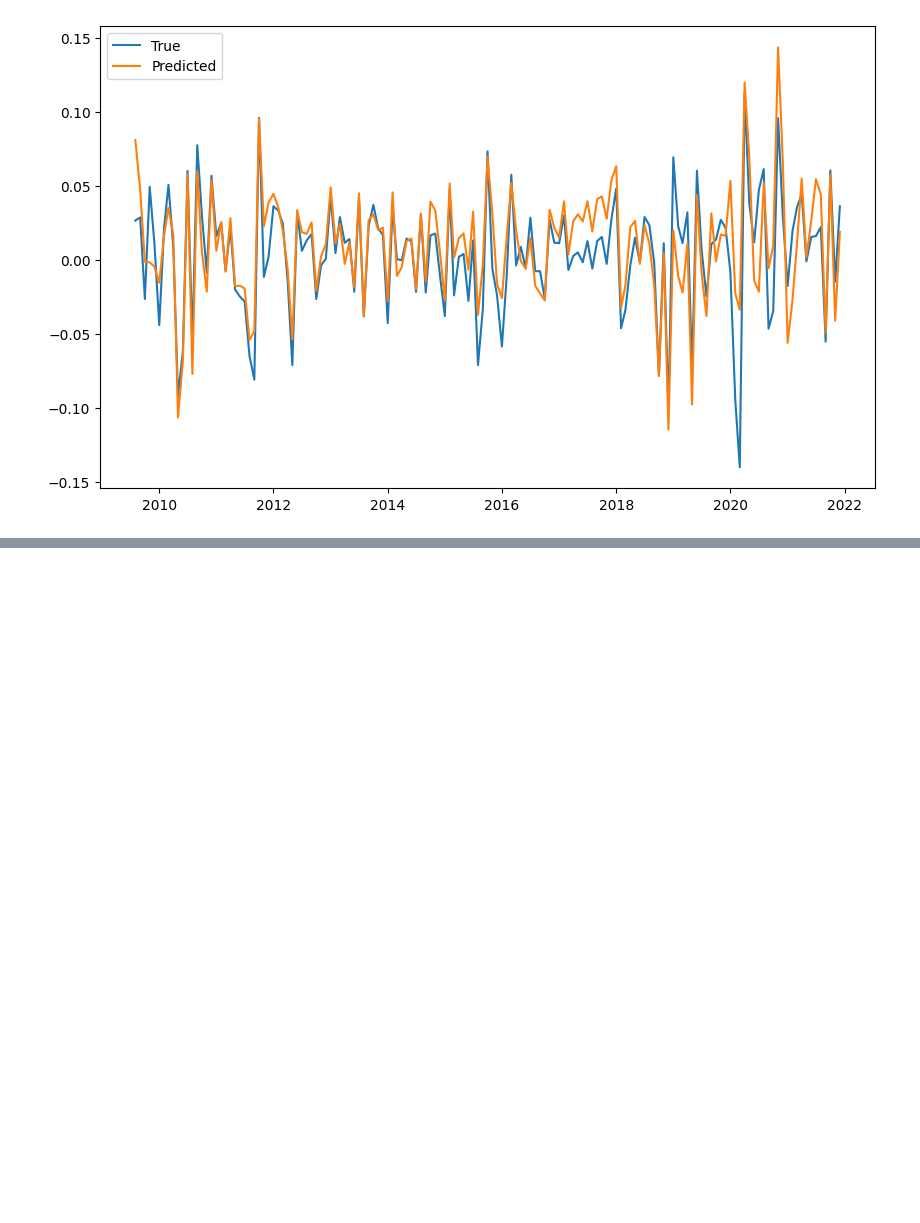
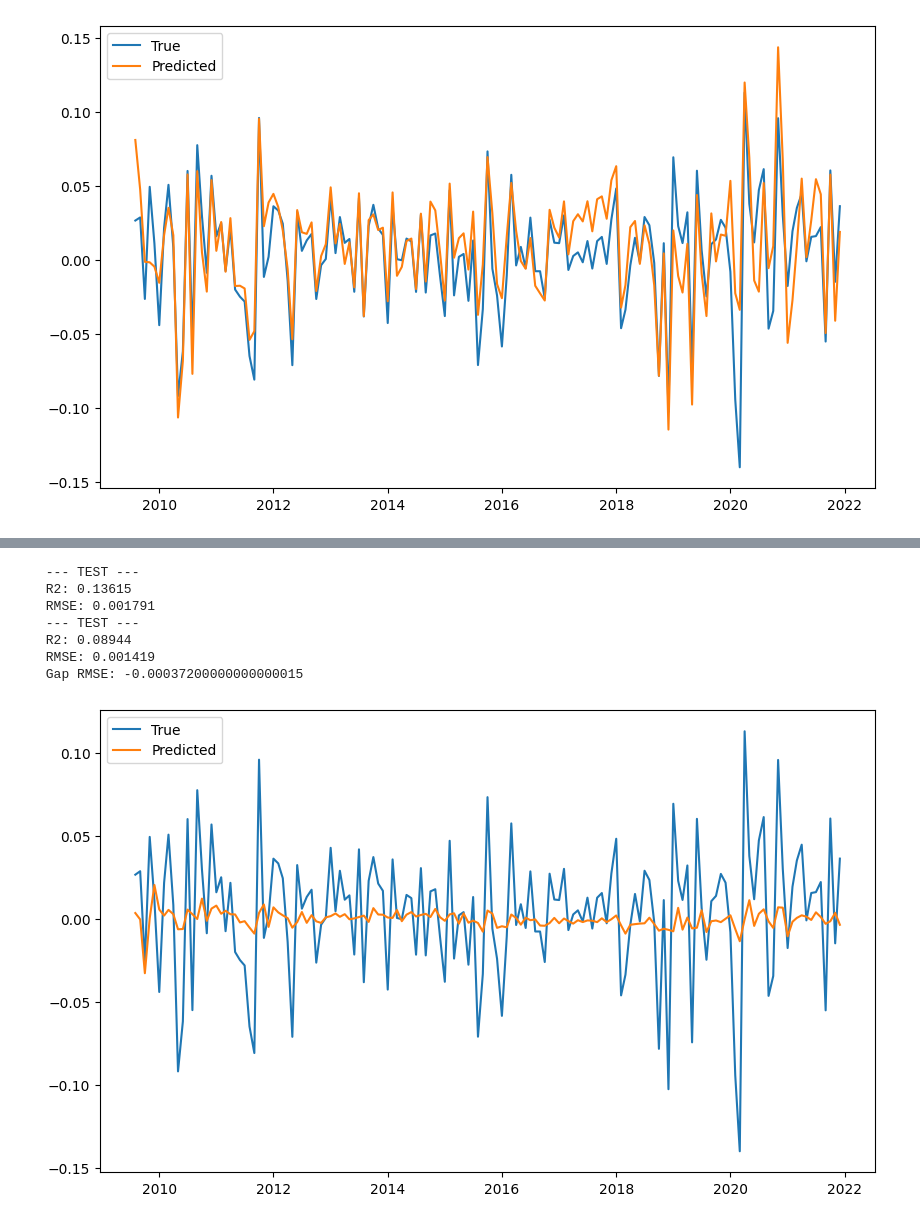
Before and after one commit to jonnycodd99/ML-for-Finance, a Jupyter notebook: Homework 1/01. Question 3.ipynb, the cells around one changed output, grey strips where cells are left out. Cells and saved outputs as stored; diff of their text form; code cells hidden in the pictures; blank space fills up the shorter version.

```diff
--- a/Homework 1/01. Question 3.ipynb
+++ b/Homework 1/01. Question 3.ipynb
@@ -259,0 +429,34 @@ regression_metrics(y_train, gpfit.predict(X_train), y_test, gpfit.predict(X_test
+# %%
+# Alternative using nnet with one hidden layer with size many nodes + skip layer
+# Parameters to tune: size, weight decay (a regularization of tyoe L2 in penalty funct that shrinks weights)
+size = 500
+decay = 10 ** -2
+mlp2 = MLPRegressor(
+    hidden_layer_sizes=(size,),
+    max_iter=10000,
+    alpha=decay
+)
+
+mlp2.fit(X_train, y_train)
+
+regression_metrics(y_train, mlp2.predict(X_train),
+                   y_test, mlp2.predict(X_test))
+
+# Evaluation of Results
+df_res = pd.DataFrame({'true': testing[TARGET], 'pred': mlp2.predict(X_test)})
+
+# Plot the results
+plt.figure(figsize=(10, 6))
+plt.plot(df_res['true'], label='True')
+plt.plot(df_res['pred'], label='Predicted')
+plt.legend()
+plt.show()
+# %% [output]
+ --- TEST ---
+ R2: 0.13615
+ RMSE: 0.001791
+ --- TEST ---
+ R2: 0.08944
+ RMSE: 0.001419
+ Gap RMSE: -0.00037200000000000015
+[figure, added]
```
Also changed, not shown: parts of 17 cells of this notebook.
